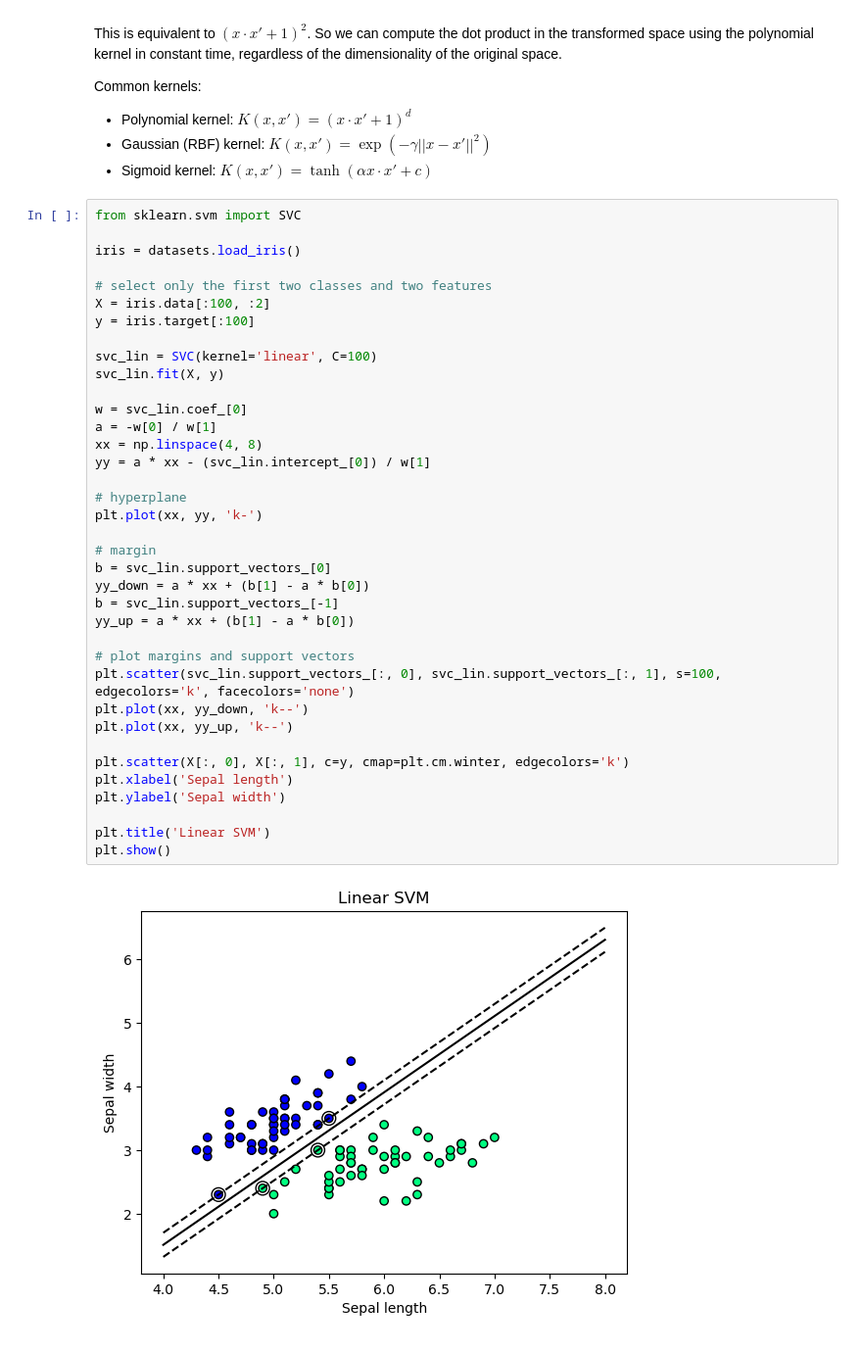
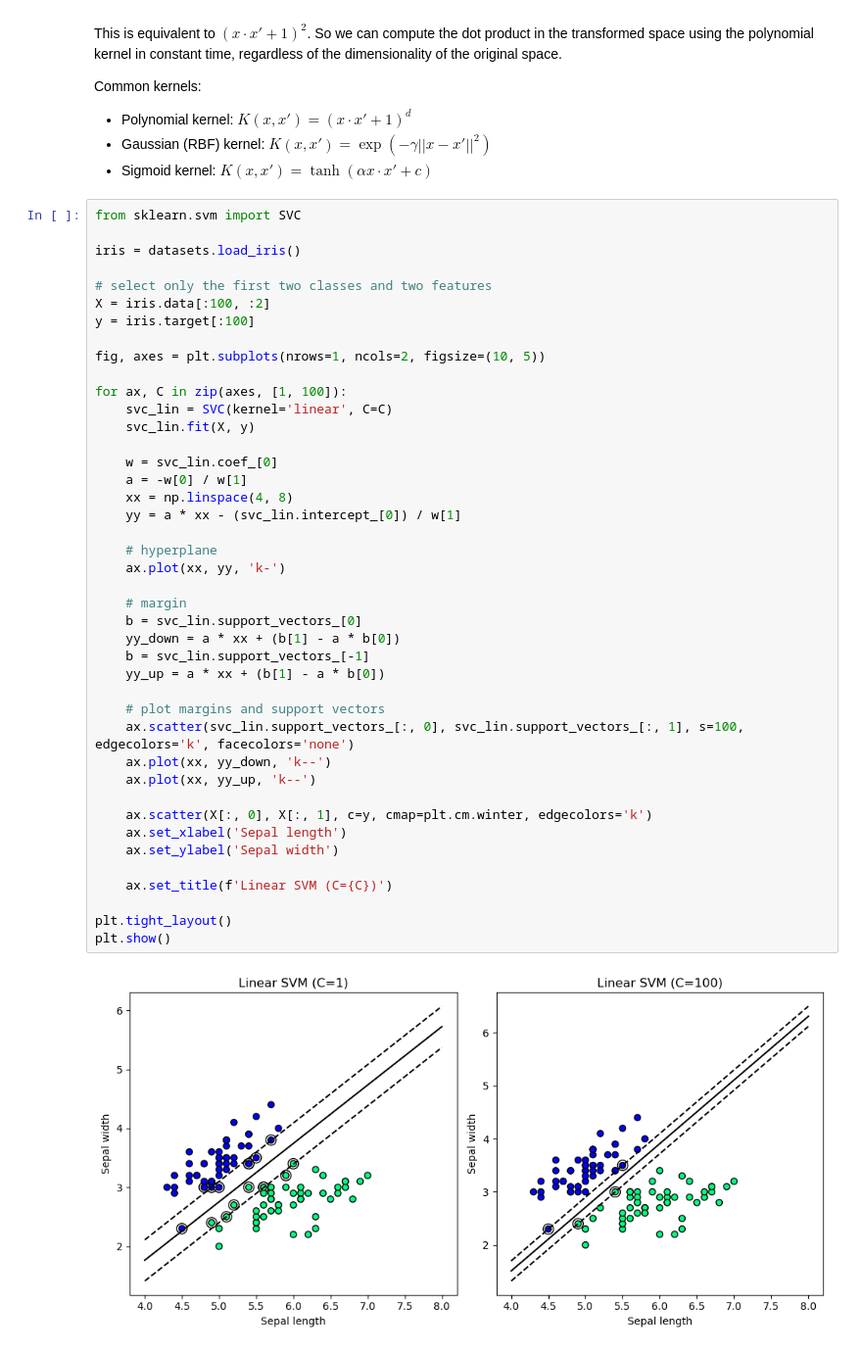
Before and after one commit to hc-sun/python-data-science, a Jupyter notebook: machine_learning.ipynb, the cells around one changed output. Shown: that part at 98% size. Cells and saved outputs as stored; diff of their text form.

```diff
--- a/machine_learning.ipynb
+++ b/machine_learning.ipynb
@@ -469,39 +469,44 @@ Common kernels:
 # %%
 from sklearn.svm import SVC
 
 iris = datasets.load_iris()
 
 # select only the first two classes and two features
 X = iris.data[:100, :2]
 y = iris.target[:100]
 
-svc_lin = SVC(kernel='linear', C=100)
-svc_lin.fit(X, y)
+fig, axes = plt.subplots(nrows=1, ncols=2, figsize=(10, 5))
 
-w = svc_lin.coef_[0]
-a = -w[0] / w[1]
-xx = np.linspace(4, 8)
-yy = a * xx - (svc_lin.intercept_[0]) / w[1]
+for ax, C in zip(axes, [1, 100]):
+    svc_lin = SVC(kernel='linear', C=C)
+    svc_lin.fit(X, y)
 
-# hyperplane
-plt.plot(xx, yy, 'k-')
+    w = svc_lin.coef_[0]
+    a = -w[0] / w[1]
+    xx = np.linspace(4, 8)
+    yy = a * xx - (svc_lin.intercept_[0]) / w[1]
 
-# margin
-b = svc_lin.support_vectors_[0]
-yy_down = a * xx + (b[1] - a * b[0])
-b = svc_lin.support_vectors_[-1]
-yy_up = a * xx + (b[1] - a * b[0])
+    # hyperplane
+    ax.plot(xx, yy, 'k-')
 
-# plot margins and support vectors
-plt.scatter(svc_lin.support_vectors_[:, 0], svc_lin.support_vectors_[:, 1], s=100, edgecolors='k', facecolors='none')
-plt.plot(xx, yy_down, 'k--')
-plt.plot(xx, yy_up, 'k--')
+    # margin
+    b = svc_lin.support_vectors_[0]
+    yy_down = a * xx + (b[1] - a * b[0])
+    b = svc_lin.support_vectors_[-1]
+    yy_up = a * xx + (b[1] - a * b[0])
 
-plt.scatter(X[:, 0], X[:, 1], c=y, cmap=plt.cm.winter, edgecolors='k')
-plt.xlabel('Sepal length')
-plt.ylabel('Sepal width')
+    # plot margins and support vectors
+    ax.scatter(svc_lin.support_vectors_[:, 0], svc_lin.support_vectors_[:, 1], s=100, edgecolors='k', facecolors='none')
+    ax.plot(xx, yy_down, 'k--')
+    ax.plot(xx, yy_up, 'k--')
 
-plt.title('Linear SVM')
+    ax.scatter(X[:, 0], X[:, 1], c=y, cmap=plt.cm.winter, edgecolors='k')
+    ax.set_xlabel('Sepal length')
+    ax.set_ylabel('Sepal width')
+
+    ax.set_title(f'Linear SVM (C={C})')
+
+plt.tight_layout()
 plt.show()
 # %% [output]
-[figure, old version]
+[figure, new version]
```
Also changed, not shown: parts of 2 cells of this notebook.
